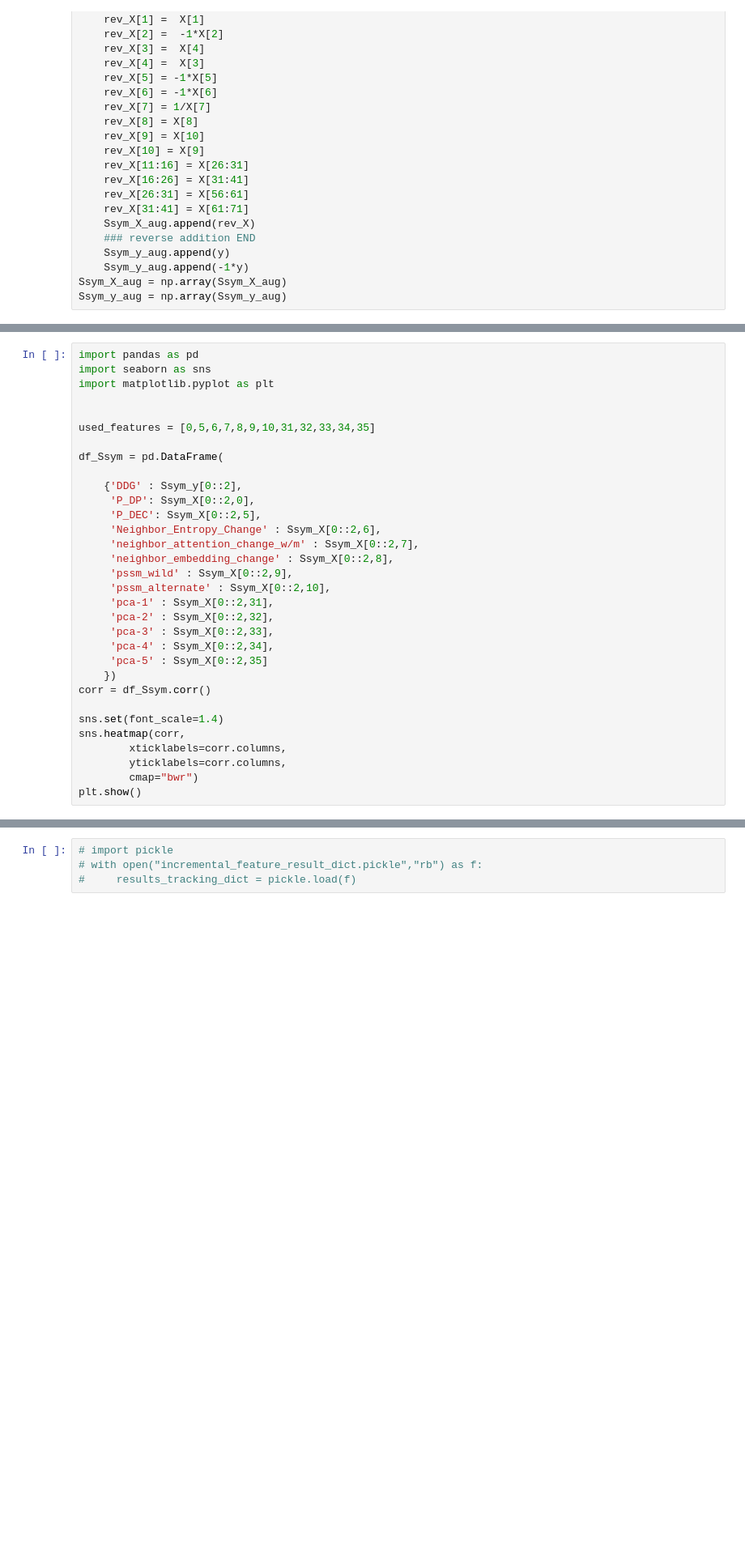
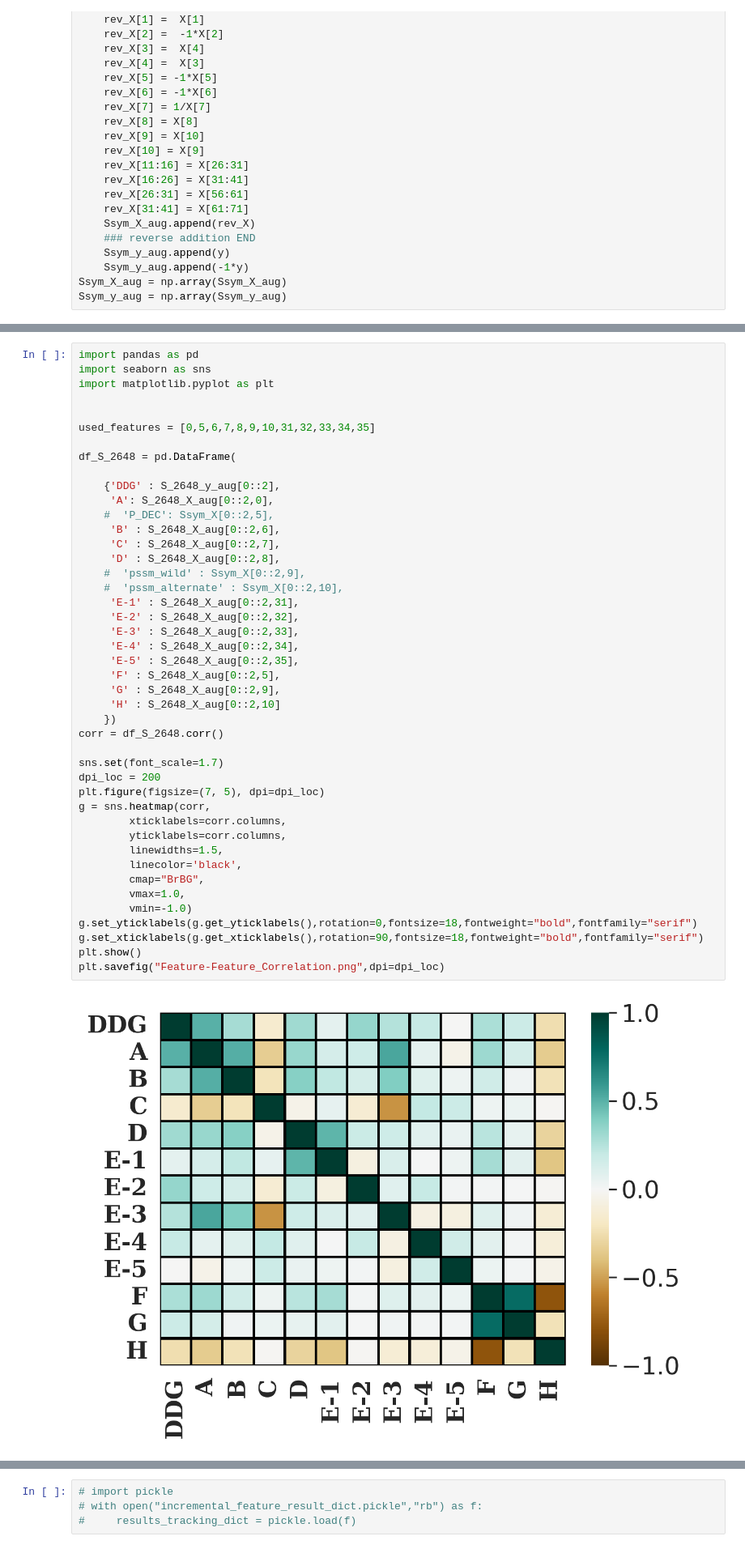
Before and after one commit to SajidAhmeduiu/ProteinMPNN, a Jupyter notebook: Sajid_Additions/Quick_Dirty_MPNN_ML_V2_V3.ipynb, the cells around one changed output, grey strips where cells are left out. Shown: that part at 81% size. Cells and saved outputs as stored; diff of their text form; blank space fills up the shorter version.

```diff
--- a/Sajid_Additions/Quick_Dirty_MPNN_ML_V2_V3.ipynb
+++ b/Sajid_Additions/Quick_Dirty_MPNN_ML_V2_V3.ipynb
@@ -844,32 +839,46 @@ array([0.2035733 , 0.05683173, 0.10786785, 0.05330825, 0.11856181,
 # %%
 import pandas as pd
 import seaborn as sns
 import matplotlib.pyplot as plt
 
 
 used_features = [0,5,6,7,8,9,10,31,32,33,34,35]
 
-df_Ssym = pd.DataFrame(
+df_S_2648 = pd.DataFrame(
 
-    {'DDG' : Ssym_y[0::2],
-     'P_DP': Ssym_X[0::2,0],
-     'P_DEC': Ssym_X[0::2,5],
-     'Neighbor_Entropy_Change' : Ssym_X[0::2,6],
-     'neighbor_attention_change_w/m' : Ssym_X[0::2,7],
-     'neighbor_embedding_change' : Ssym_X[0::2,8],
-     'pssm_wild' : Ssym_X[0::2,9],
-     'pssm_alternate' : Ssym_X[0::2,10],
-     'pca-1' : Ssym_X[0::2,31],
-     'pca-2' : Ssym_X[0::2,32],
-     'pca-3' : Ssym_X[0::2,33],
-     'pca-4' : Ssym_X[0::2,34],
-     'pca-5' : Ssym_X[0::2,35]
+    {'DDG' : S_2648_y_aug[0::2],
+     'A': S_2648_X_aug[0::2,0],
+    #  'P_DEC': Ssym_X[0::2,5],
+     'B' : S_2648_X_aug[0::2,6],
+     'C' : S_2648_X_aug[0::2,7],
+     'D' : S_2648_X_aug[0::2,8],
+    #  'pssm_wild' : Ssym_X[0::2,9],
+    #  'pssm_alternate' : Ssym_X[0::2,10],
+     'E-1' : S_2648_X_aug[0::2,31],
+     'E-2' : S_2648_X_aug[0::2,32],
+     'E-3' : S_2648_X_aug[0::2,33],
+     'E-4' : S_2648_X_aug[0::2,34],
+     'E-5' : S_2648_X_aug[0::2,35],
+     'F' : S_2648_X_aug[0::2,5],
+     'G' : S_2648_X_aug[0::2,9],
+     'H' : S_2648_X_aug[0::2,10]
     })
-corr = df_Ssym.corr()
+corr = df_S_2648.corr()
 
-sns.set(font_scale=1.4)
-sns.heatmap(corr,
+sns.set(font_scale=1.7)
+dpi_loc = 200
+plt.figure(figsize=(7, 5), dpi=dpi_loc)
+g = sns.heatmap(corr,
         xticklabels=corr.columns,
         yticklabels=corr.columns,
-        cmap="bwr")
+        linewidths=1.5,
+        linecolor='black',
+        cmap="BrBG",
+        vmax=1.0,
+        vmin=-1.0)
+g.set_yticklabels(g.get_yticklabels(),rotation=0,fontsize=18,fontweight="bold",fontfamily="serif")
+g.set_xticklabels(g.get_xticklabels(),rotation=90,fontsize=18,fontweight="bold",fontfamily="serif")
 plt.show()
+plt.savefig("Feature-Feature_Correlation.png",dpi=dpi_loc)
+# %% [output]
+[figure, added]
```
Also changed, not shown: parts of 40 cells of this notebook.
